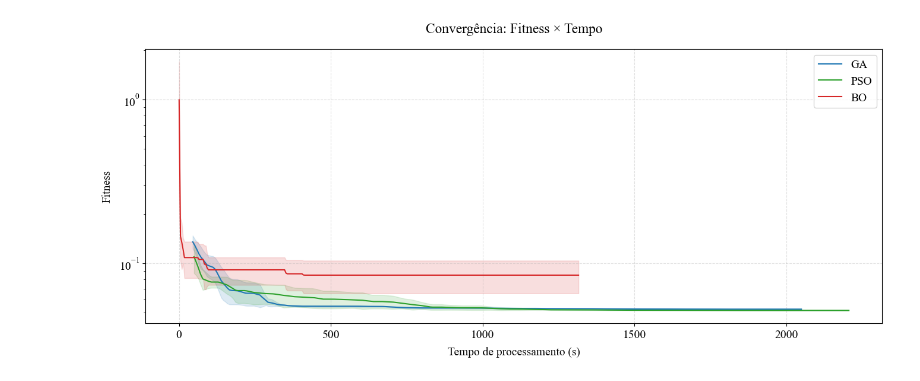
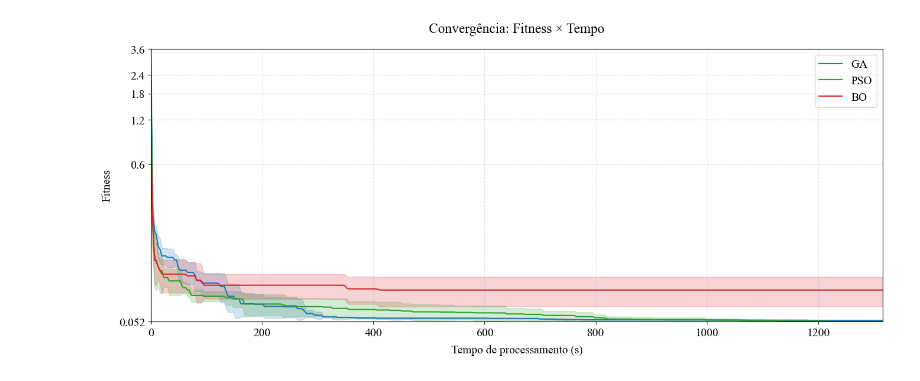
Before and after one commit to joaovfdias/optim_model_updating, a Jupyter notebook: plot/Problema 4.ipynb, the cells around one changed output. Drawn from its saved outputs; the diff is of its cells as text; code cells hidden in the pictures.

Commit message:
[ajustes] Gráfico fitness x tempo entre algoritmos.

```diff
--- a/plot/Problema 4.ipynb
+++ b/plot/Problema 4.ipynb
@@ -9,6 +9,10 @@ log_dir = r"D:\Thiago Artur\OneDrive\Documentos\2025.2\Pesquisa\Rodadas\Problema
 out_dir = os.path.join(log_dir, "Graph")
 os.makedirs(out_dir, exist_ok=True)
 
+# define padrão de subpasta do diretório
+def return_path(algo, index):
+    return os.path.join(log_dir, algo, f"Conjunto {index}")
+
 # Problem data
 dadosp = indexar_problema(4)
 
@@ -18,6 +22,11 @@ filter_sets = {
     "PSO": [3],
     "BO": [2]
 }
+
+algos = list(filter_sets.keys())
+logs_dir = {
+    algo: return_path(algo, filter_sets[algo][0]) for algo in algos
+}
 # %%
 from data.compile import compile_convergence_history
 
@@ -41,8 +41,8 @@ for algo, sets in filter_sets.items():
 # %%
 plot = Plotter(log_dir)
 # %%
-plot.plot_fitness_vs_time(filter_sets=filter_sets)
+plot.plot_convergence_vs_time_logs(algos, logs_dir)
 # %% [output]
-[figure, old version]
+[figure, new version]
 # %%
 plot.plot_all_results(param_keys=dadosp.keys, key_to_name=dadosp.key_to_name, param_expected_values=dadosp.expected_values, param_search_space=dadosp.search_spaces, filter_sets=filter_sets)
```
Also changed, not shown: parts of 1 cell of this notebook, 1 other file.
